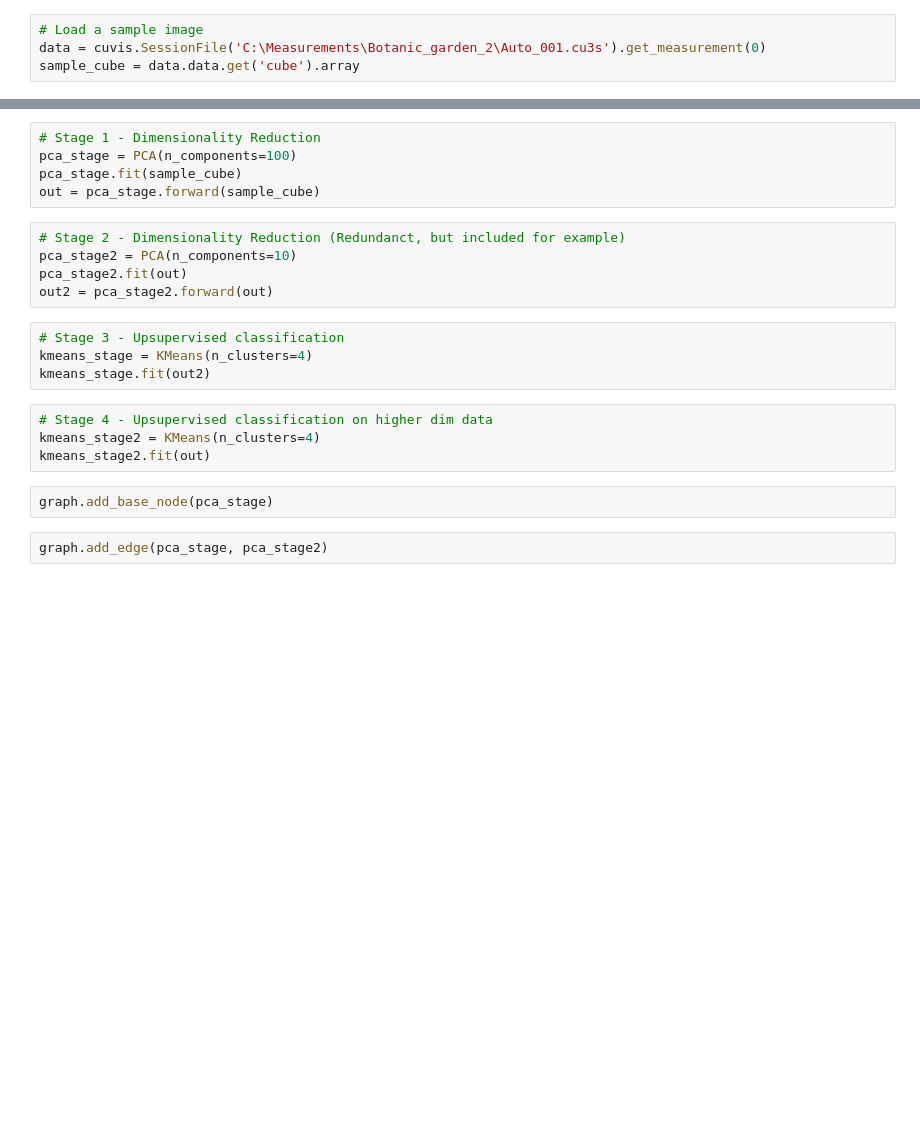
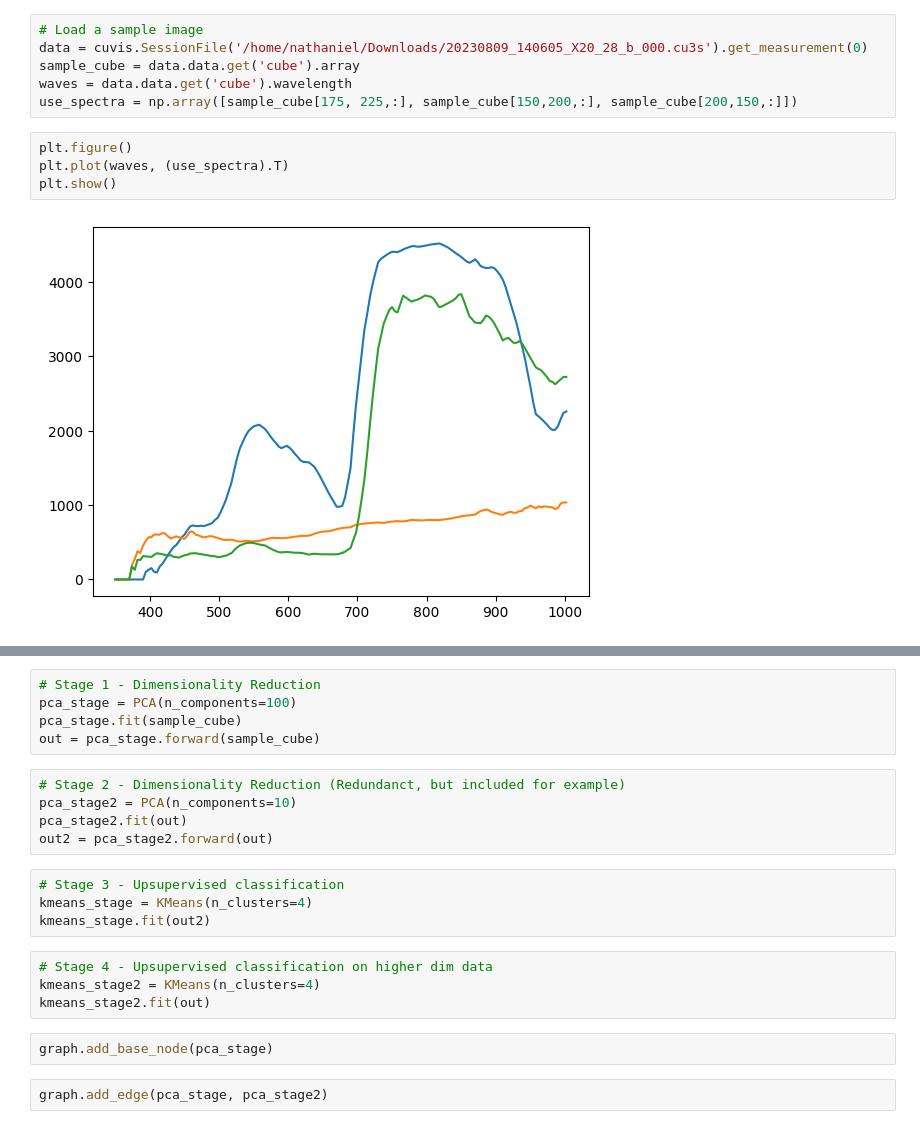
Before and after one commit to cubert-hyperspectral/cuvis.ai, a Jupyter notebook: Minimal_Example.ipynb, the cells around one changed output, grey strips where cells are left out. Cells and saved outputs as stored; diff of their text form; blank space fills up the shorter version.

```diff
--- a/Minimal_Example.ipynb
+++ b/Minimal_Example.ipynb
@@ -16,4 +16,12 @@ graph = Graph('tomato_net')
 # %%
 # Load a sample image
-data = cuvis.SessionFile('C:\Measurements\Botanic_garden_2\Auto_001.cu3s').get_measurement(0)
+data = cuvis.SessionFile('/home/nathaniel/Downloads/20230809_140605_X20_28_b_000.cu3s').get_measurement(0)
 sample_cube = data.data.get('cube').array
+waves = data.data.get('cube').wavelength
+use_spectra = np.array([sample_cube[175, 225,:], sample_cube[150,200,:], sample_cube[200,150,:]])
+# %%
+plt.figure()
+plt.plot(waves, (use_spectra).T)
+plt.show()
+# %% [output]
+[figure, added]
```
Also changed, not shown: parts of 27 cells of this notebook, 8 other files.
